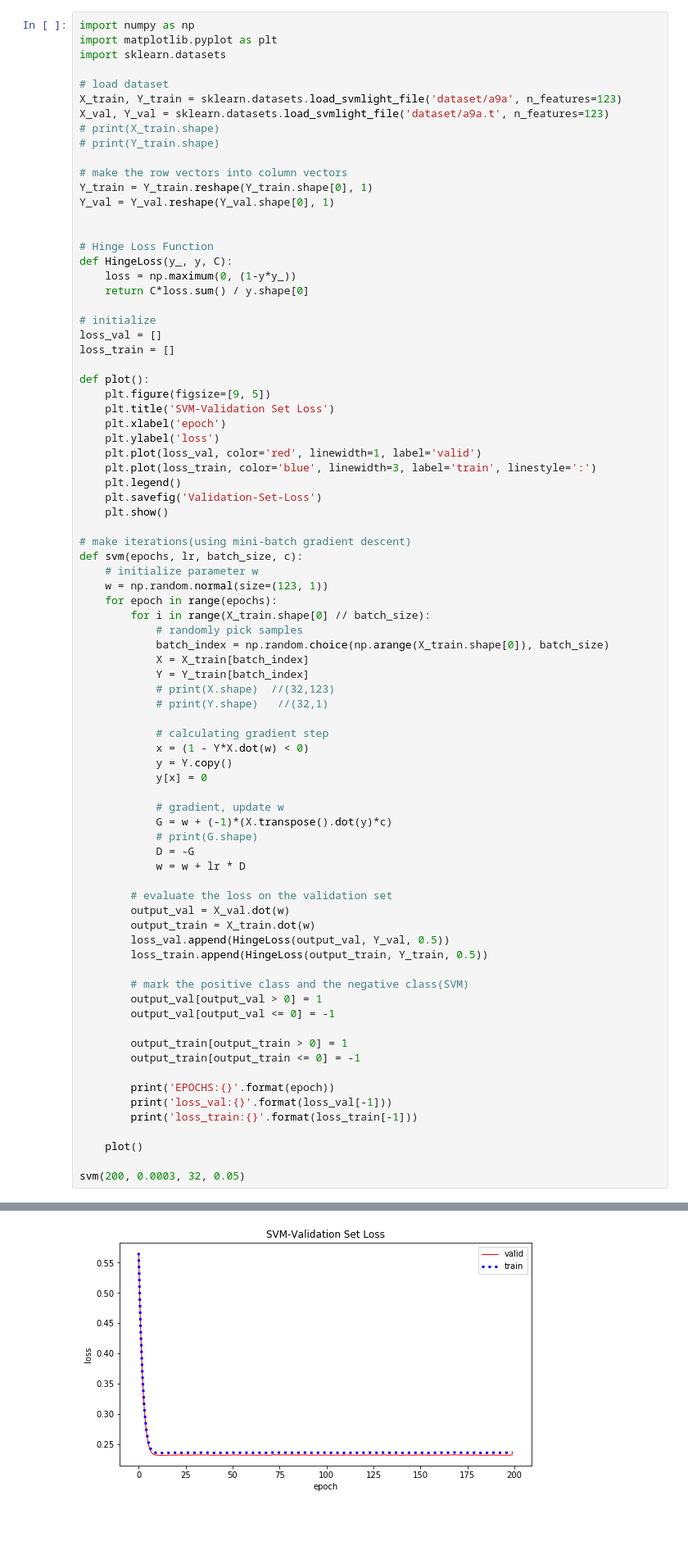
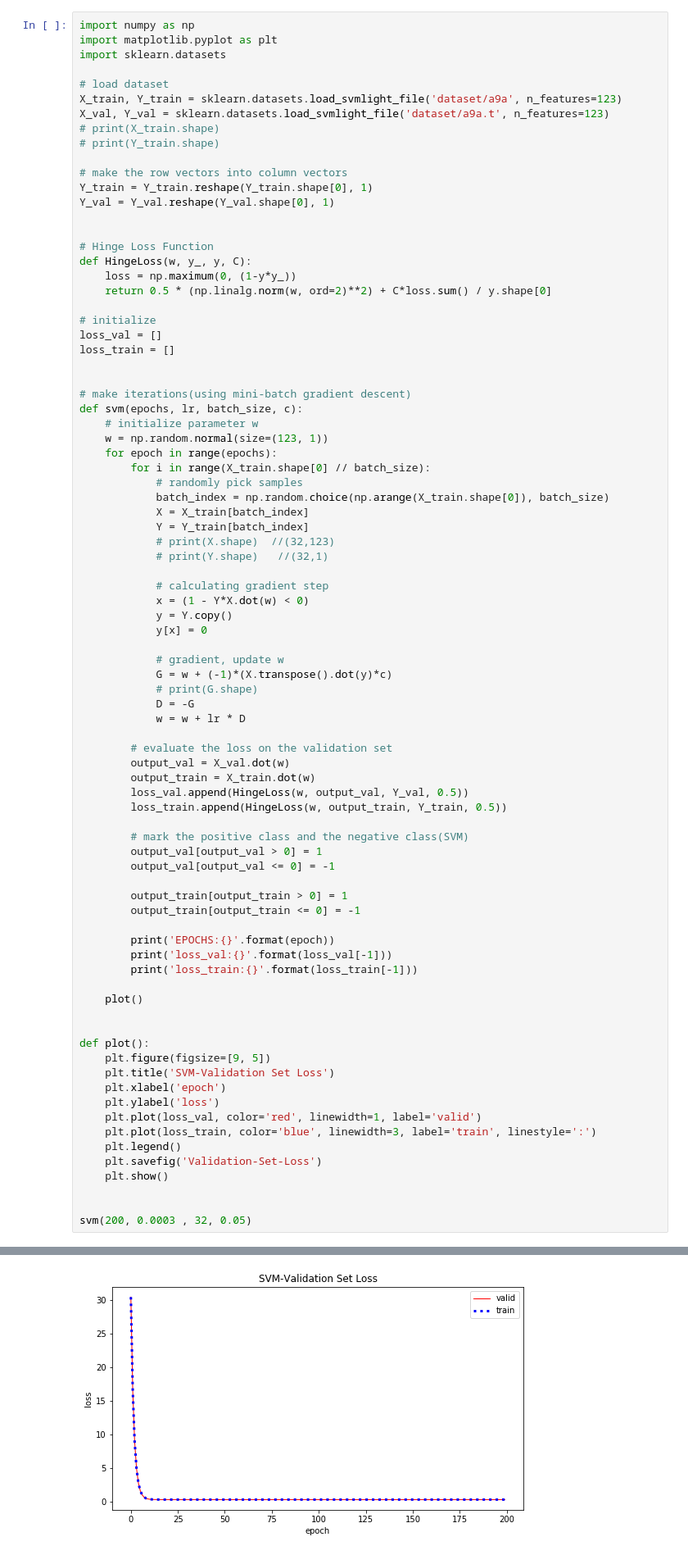
Before and after one commit to Pangxiaox/Machine-Learning-Lab, a Jupyter notebook: 2019ML_Lab/Lab2/Linear_Classification.ipynb, the cells around one changed output, grey strips where cells are left out. Shown at 82% size. Cells and saved outputs as stored; diff of their text form; blank space fills up the shorter version.

```diff
--- a/2019ML_Lab/Lab2/Linear_Classification.ipynb
+++ b/2019ML_Lab/Lab2/Linear_Classification.ipynb
@@ -15,24 +15,14 @@ Y_val = Y_val.reshape(Y_val.shape[0], 1)
 
 
 # Hinge Loss Function
-def HingeLoss(y_, y, C):
+def HingeLoss(w, y_, y, C):
     loss = np.maximum(0, (1-y*y_))
-    return C*loss.sum() / y.shape[0]
+    return 0.5 * (np.linalg.norm(w, ord=2)**2) + C*loss.sum() / y.shape[0]
 
 # initialize
 loss_val = []
 loss_train = []
 
-def plot():
-    plt.figure(figsize=[9, 5])
-    plt.title('SVM-Validation Set Loss')
-    plt.xlabel('epoch')
-    plt.ylabel('loss')
-    plt.plot(loss_val, color='red', linewidth=1, label='valid')
-    plt.plot(loss_train, color='blue', linewidth=3, label='train', linestyle=':')
-    plt.legend()
-    plt.savefig('Validation-Set-Loss')
-    plt.show()
 
 # make iterations(using mini-batch gradient descent)
 def svm(epochs, lr, batch_size, c):
@@ -61,8 +51,8 @@ def svm(epochs, lr, batch_size, c):
         # evaluate the loss on the validation set
         output_val = X_val.dot(w)
         output_train = X_train.dot(w)
-        loss_val.append(HingeLoss(output_val, Y_val, 0.5))
-        loss_train.append(HingeLoss(output_train, Y_train, 0.5))
+        loss_val.append(HingeLoss(w, output_val, Y_val, 0.5))
+        loss_train.append(HingeLoss(w, output_train, Y_train, 0.5))
 
         # mark the positive class and the negative class(SVM)
         output_val[output_val > 0] = 1
@@ -77,6 +67,19 @@ def svm(epochs, lr, batch_size, c):
 
     plot()
 
-svm(200, 0.0003, 32, 0.05)
+
+def plot():
+    plt.figure(figsize=[9, 5])
+    plt.title('SVM-Validation Set Loss')
+    plt.xlabel('epoch')
+    plt.ylabel('loss')
+    plt.plot(loss_val, color='red', linewidth=1, label='valid')
+    plt.plot(loss_train, color='blue', linewidth=3, label='train', linestyle=':')
+    plt.legend()
+    plt.savefig('Validation-Set-Loss')
+    plt.show()
+
+
+svm(200, 0.0003 , 32, 0.05)
 # %% [output]
 EPOCHS:0
@@ -99 +102 @@ loss_train:0.2363246749393849
-[figure, old version]
+[figure, new version]
```
Also changed, not shown: parts of 1 cell of this notebook, 2 other files.
